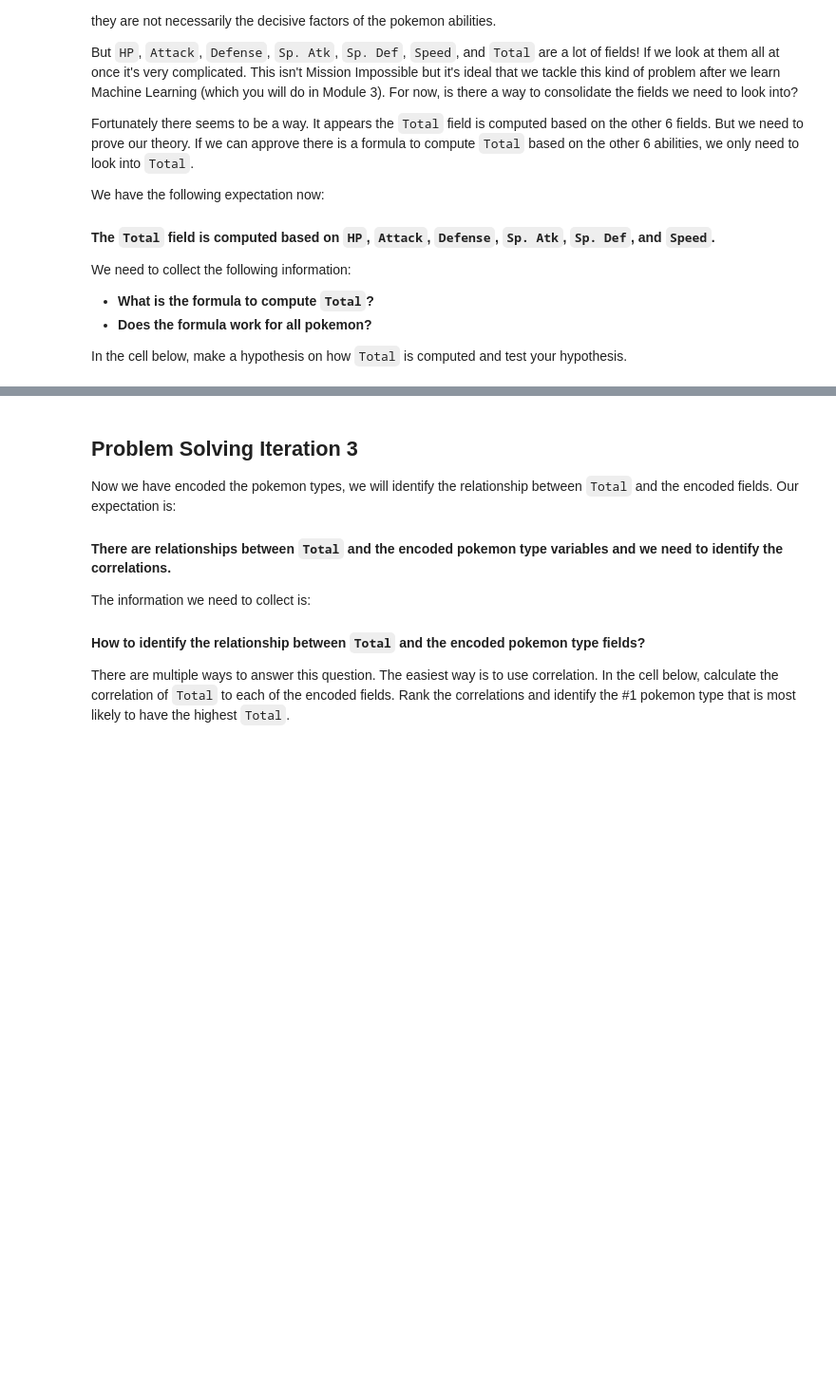
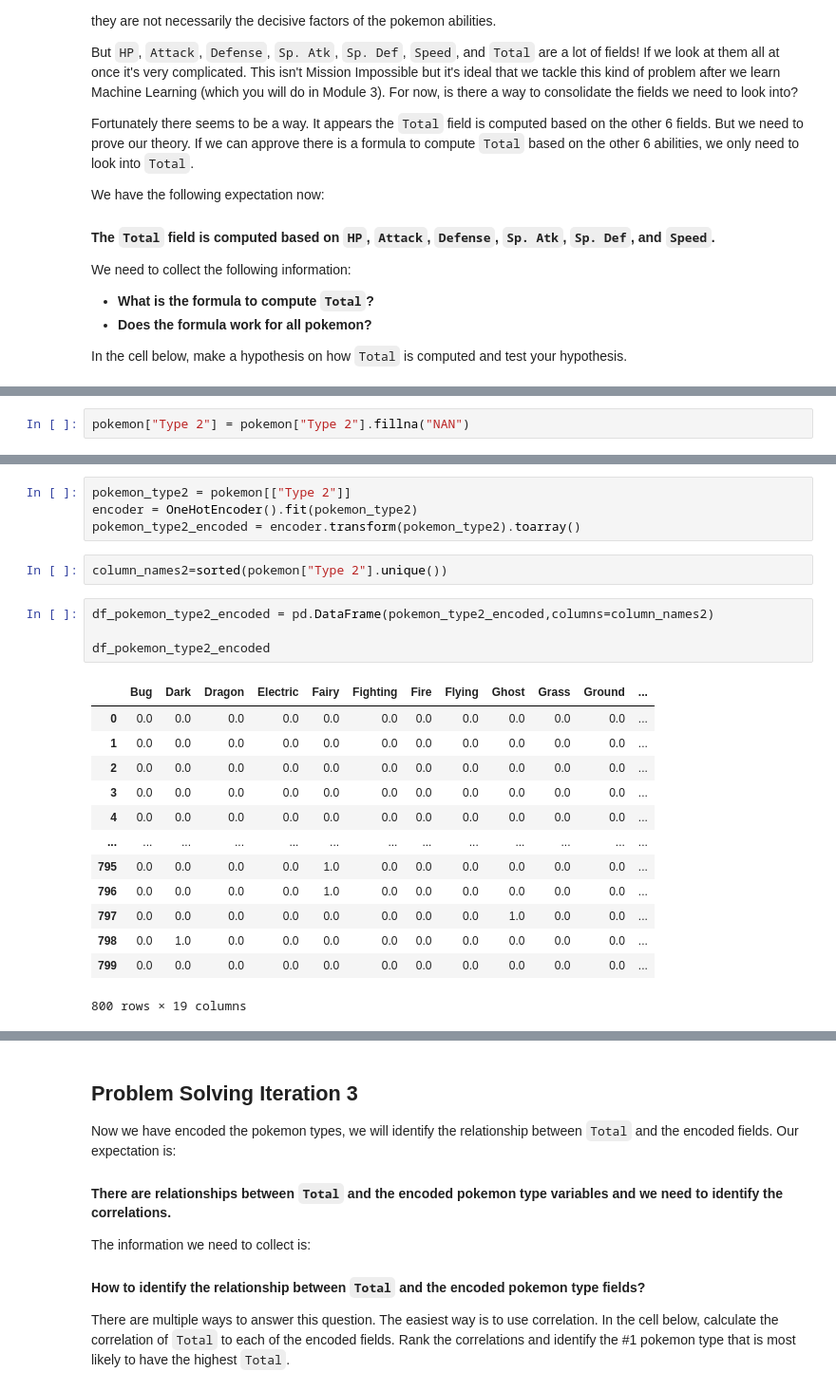
Before and after one commit to kbruszewska/lab-dataframe-calculations, a Jupyter notebook: your-code/challenge-2.ipynb, the cells around one changed output, grey strips where cells are left out. Shown: that part at 95% size. Saved outputs shown, nothing was run; the diff lists cells and outputs as text; blank space fills up the shorter version.

```diff
--- a/your-code/challenge-2.ipynb
+++ b/your-code/challenge-2.ipynb
@@ -99,0 +181,2 @@ pokemon["Type 2"] = pokemon["gender"].fillna(0)
+# %%
+pokemon["Type 2"] = pokemon["Type 2"].fillna("NAN")
@@ -99,0 +189,24 @@ pokemon["Type 2"] = pokemon["gender"].fillna(0)
+# %%
+pokemon_type2 = pokemon[["Type 2"]]
+encoder = OneHotEncoder().fit(pokemon_type2)
+pokemon_type2_encoded = encoder.transform(pokemon_type2).toarray()
+# %%
+column_names2=sorted(pokemon["Type 2"].unique())
+# %%
+df_pokemon_type2_encoded = pd.DataFrame(pokemon_type2_encoded,columns=column_names2)
+
+df_pokemon_type2_encoded
+# %% [output]
+|  | Bug | Dark | Dragon | Electric | Fairy | Fighting | Fire | Flying | Ghost | Grass | Ground | ... |
+| 0 | 0.0 | 0.0 | 0.0 | 0.0 | 0.0 | 0.0 | 0.0 | 0.0 | 0.0 | 0.0 | 0.0 | ... |
+| 1 | 0.0 | 0.0 | 0.0 | 0.0 | 0.0 | 0.0 | 0.0 | 0.0 | 0.0 | 0.0 | 0.0 | ... |
+| 2 | 0.0 | 0.0 | 0.0 | 0.0 | 0.0 | 0.0 | 0.0 | 0.0 | 0.0 | 0.0 | 0.0 | ... |
+| 3 | 0.0 | 0.0 | 0.0 | 0.0 | 0.0 | 0.0 | 0.0 | 0.0 | 0.0 | 0.0 | 0.0 | ... |
+| 4 | 0.0 | 0.0 | 0.0 | 0.0 | 0.0 | 0.0 | 0.0 | 0.0 | 0.0 | 0.0 | 0.0 | ... |
+| ... | ... | ... | ... | ... | ... | ... | ... | ... | ... | ... | ... | ... |
+| 795 | 0.0 | 0.0 | 0.0 | 0.0 | 1.0 | 0.0 | 0.0 | 0.0 | 0.0 | 0.0 | 0.0 | ... |
+| 796 | 0.0 | 0.0 | 0.0 | 0.0 | 1.0 | 0.0 | 0.0 | 0.0 | 0.0 | 0.0 | 0.0 | ... |
+| 797 | 0.0 | 0.0 | 0.0 | 0.0 | 0.0 | 0.0 | 0.0 | 0.0 | 1.0 | 0.0 | 0.0 | ... |
+| 798 | 0.0 | 1.0 | 0.0 | 0.0 | 0.0 | 0.0 | 0.0 | 0.0 | 0.0 | 0.0 | 0.0 | ... |
+| 799 | 0.0 | 0.0 | 0.0 | 0.0 | 0.0 | 0.0 | 0.0 | 0.0 | 0.0 | 0.0 | 0.0 | ... |
+800 rows × 19 columns
```
Also changed, not shown: parts of 24 cells of this notebook.
